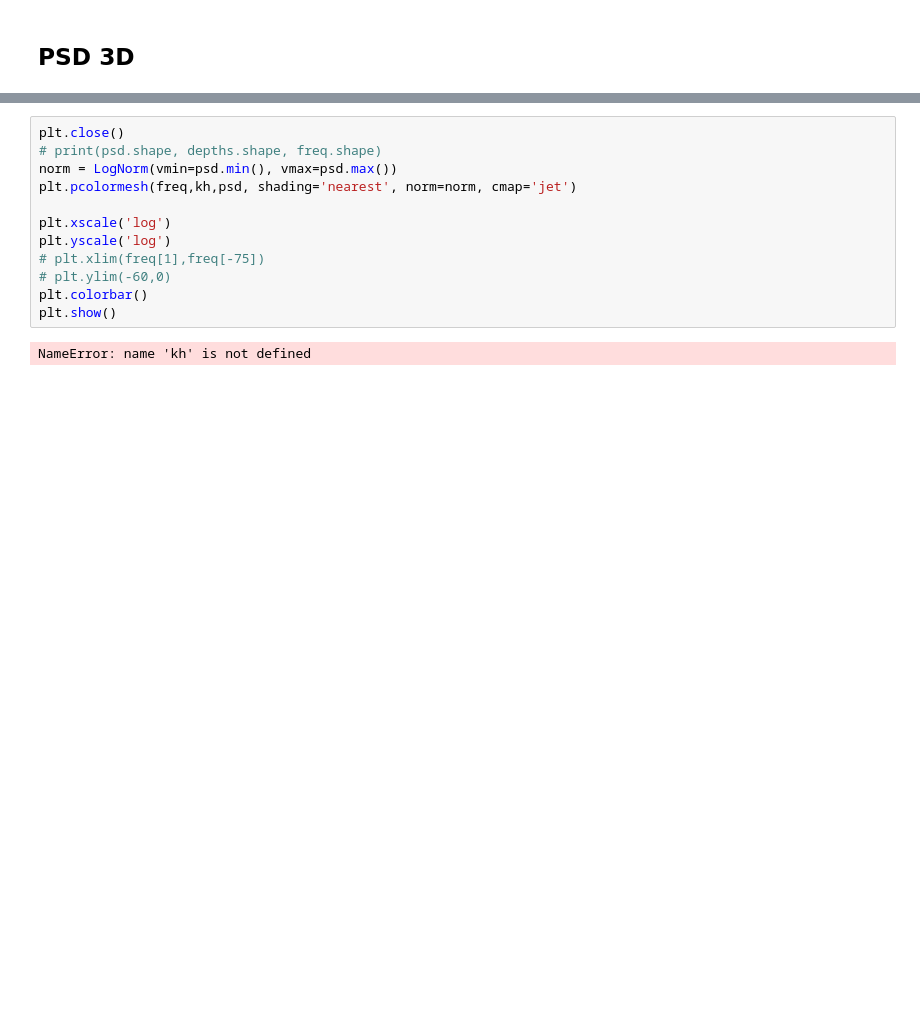
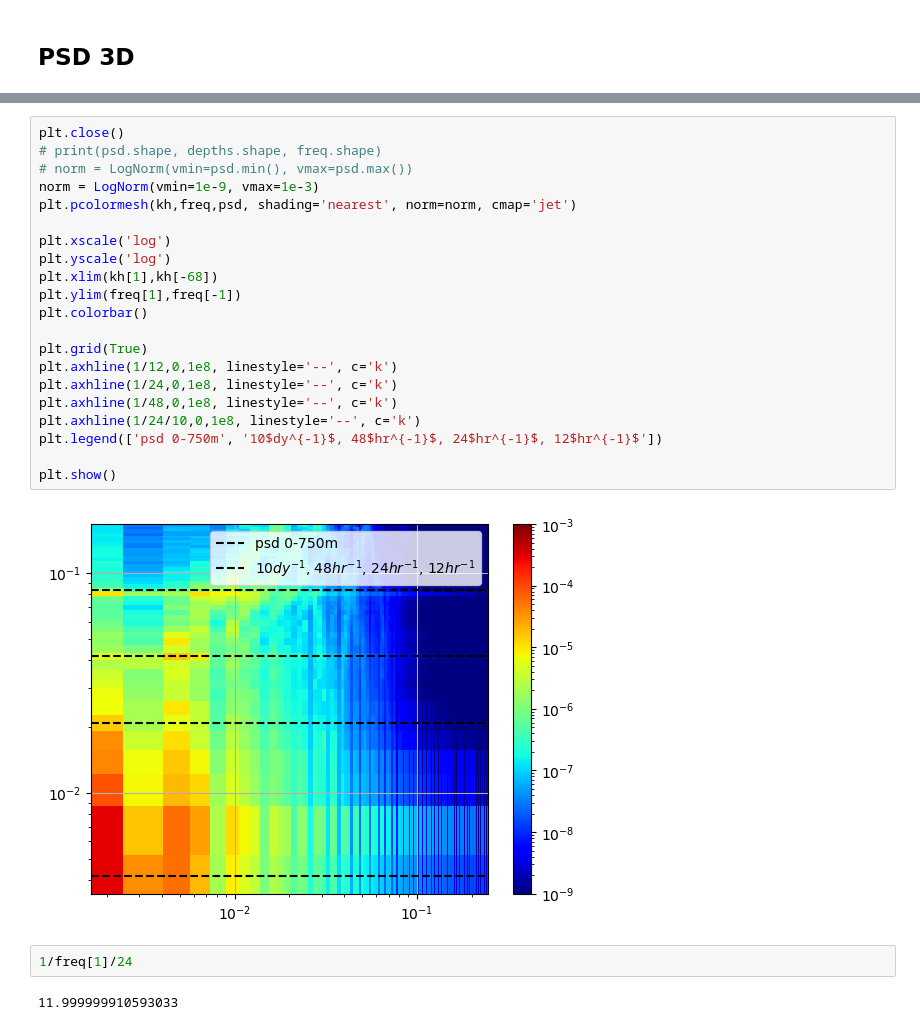
Before and after one commit to michuly/MOTIVE, a Jupyter notebook: Model_plots/psd_1d.ipynb, the cells around one changed output, grey strips where cells are left out. Saved outputs shown, nothing was run; the diff lists cells and outputs as text; blank space fills up the shorter version.

```diff
--- a/Model_plots/psd_1d.ipynb
+++ b/Model_plots/psd_1d.ipynb
@@ -102,14 +106,27 @@ FileNotFoundError: [Errno 2] No such file or directory: '/Users/michal/Data/MOTI
 # %%
 plt.close()
 # print(psd.shape, depths.shape, freq.shape)
-norm = LogNorm(vmin=psd.min(), vmax=psd.max())
-plt.pcolormesh(freq,kh,psd, shading='nearest', norm=norm, cmap='jet')
+# norm = LogNorm(vmin=psd.min(), vmax=psd.max())
+norm = LogNorm(vmin=1e-9, vmax=1e-3)
+plt.pcolormesh(kh,freq,psd, shading='nearest', norm=norm, cmap='jet')
 
 plt.xscale('log')
 plt.yscale('log')
-# plt.xlim(freq[1],freq[-75])
-# plt.ylim(-60,0)
+plt.xlim(kh[1],kh[-68])
+plt.ylim(freq[1],freq[-1])
 plt.colorbar()
+
+plt.grid(True)
+plt.axhline(1/12,0,1e8, linestyle='--', c='k')
+plt.axhline(1/24,0,1e8, linestyle='--', c='k')
+plt.axhline(1/48,0,1e8, linestyle='--', c='k')
+plt.axhline(1/24/10,0,1e8, linestyle='--', c='k')
+plt.legend(['psd 0-750m', '10$dy^{-1}$, 48$hr^{-1}$, 24$hr^{-1}$, 12$hr^{-1}$'])
+
 plt.show()
 # %% [output]
-NameError: name 'kh' is not defined
+[figure, added]
+# %%
+1/freq[1]/24
+# %% [output]
+11.999999910593033
```
Also changed, not shown: parts of 7 cells of this notebook, 5 other files.
